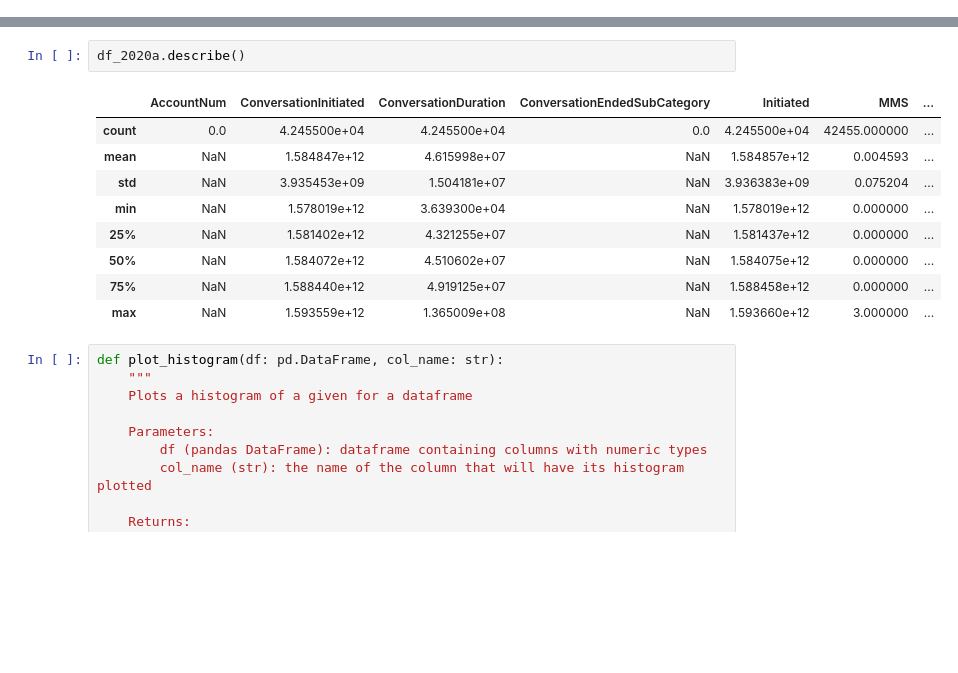
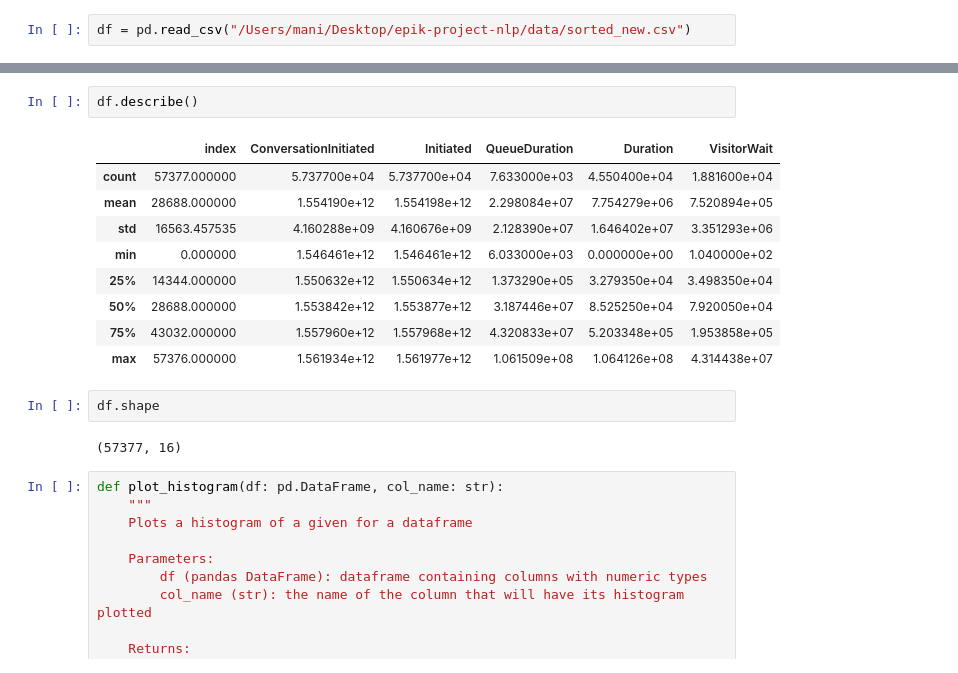
Before and after one commit to cdolfi/epik_open, a Jupyter notebook: notebooks/eda.ipynb, the cells around one changed output, grey strips where cells are left out. Saved outputs shown, nothing was run; the diff lists cells and outputs as text; blank space fills up the shorter version.

```diff
--- a/notebooks/eda.ipynb
+++ b/notebooks/eda.ipynb
@@ -11,0 +6,2 @@ df_2021a = pd.read_csv("/Users/mani/Desktop/epik-project-nlp/data/Epik 2021A - s
+# %%
+df = pd.read_csv("/Users/mani/Desktop/epik-project-nlp/data/sorted_new.csv")
@@ -32,15 +21,19 @@ df_2020a.head()
 # %%
-df_2020a.describe()
+df.describe()
 # %% [output]
-|  | AccountNum | ConversationInitiated | ConversationDuration | ConversationEndedSubCategory | Initiated | MMS | ... |
-| count | 0.0 | 4.245500e+04 | 4.245500e+04 | 0.0 | 4.245500e+04 | 42455.000000 | ... |
-| mean | NaN | 1.584847e+12 | 4.615998e+07 | NaN | 1.584857e+12 | 0.004593 | ... |
-| std | NaN | 3.935453e+09 | 1.504181e+07 | NaN | 3.936383e+09 | 0.075204 | ... |
-| min | NaN | 1.578019e+12 | 3.639300e+04 | NaN | 1.578019e+12 | 0.000000 | ... |
-| 25% | NaN | 1.581402e+12 | 4.321255e+07 | NaN | 1.581437e+12 | 0.000000 | ... |
-| 50% | NaN | 1.584072e+12 | 4.510602e+07 | NaN | 1.584075e+12 | 0.000000 | ... |
-| 75% | NaN | 1.588440e+12 | 4.919125e+07 | NaN | 1.588458e+12 | 0.000000 | ... |
-| max | NaN | 1.593559e+12 | 1.365009e+08 | NaN | 1.593660e+12 | 3.000000 | ... |
+|  | index | ConversationInitiated | Initiated | QueueDuration | Duration | VisitorWait |
+| count | 57377.000000 | 5.737700e+04 | 5.737700e+04 | 7.633000e+03 | 4.550400e+04 | 1.881600e+04 |
+| mean | 28688.000000 | 1.554190e+12 | 1.554198e+12 | 2.298084e+07 | 7.754279e+06 | 7.520894e+05 |
+| std | 16563.457535 | 4.160288e+09 | 4.160676e+09 | 2.128390e+07 | 1.646402e+07 | 3.351293e+06 |
+| min | 0.000000 | 1.546461e+12 | 1.546461e+12 | 6.033000e+03 | 0.000000e+00 | 1.040000e+02 |
+| 25% | 14344.000000 | 1.550632e+12 | 1.550634e+12 | 1.373290e+05 | 3.279350e+04 | 3.498350e+04 |
+| 50% | 28688.000000 | 1.553842e+12 | 1.553877e+12 | 3.187446e+07 | 8.525250e+04 | 7.920050e+04 |
+| 75% | 43032.000000 | 1.557960e+12 | 1.557968e+12 | 4.320833e+07 | 5.203348e+05 | 1.953858e+05 |
+| max | 57376.000000 | 1.561934e+12 | 1.561977e+12 | 1.061509e+08 | 1.064126e+08 | 4.314438e+07 |
+# %%
+df.shape
+# %% [output]
+(57377, 16)
 # %%
 def plot_histogram(df: pd.DataFrame, col_name: str):
     """
```
Also changed, not shown: parts of 25 cells of this notebook.
